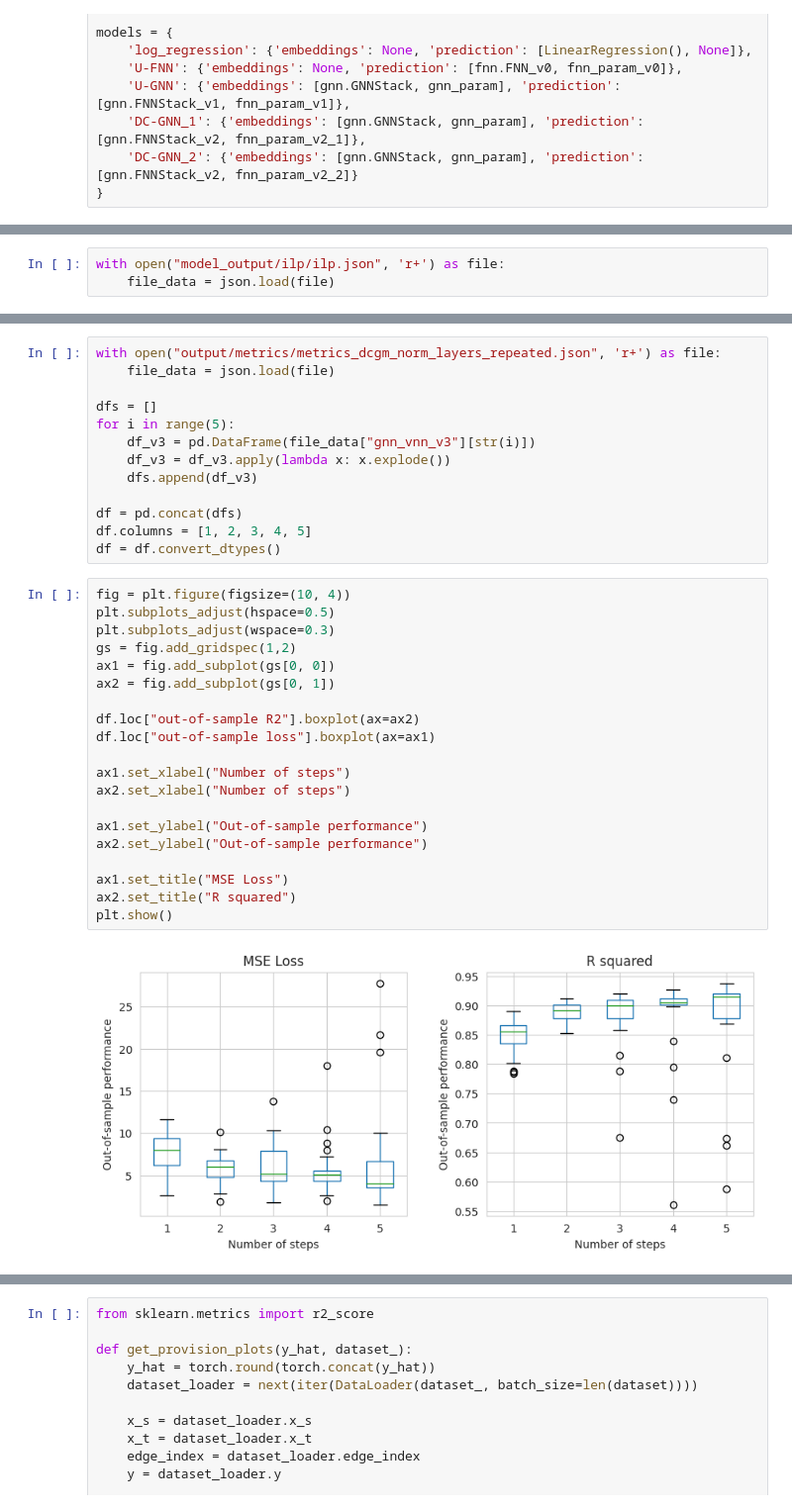
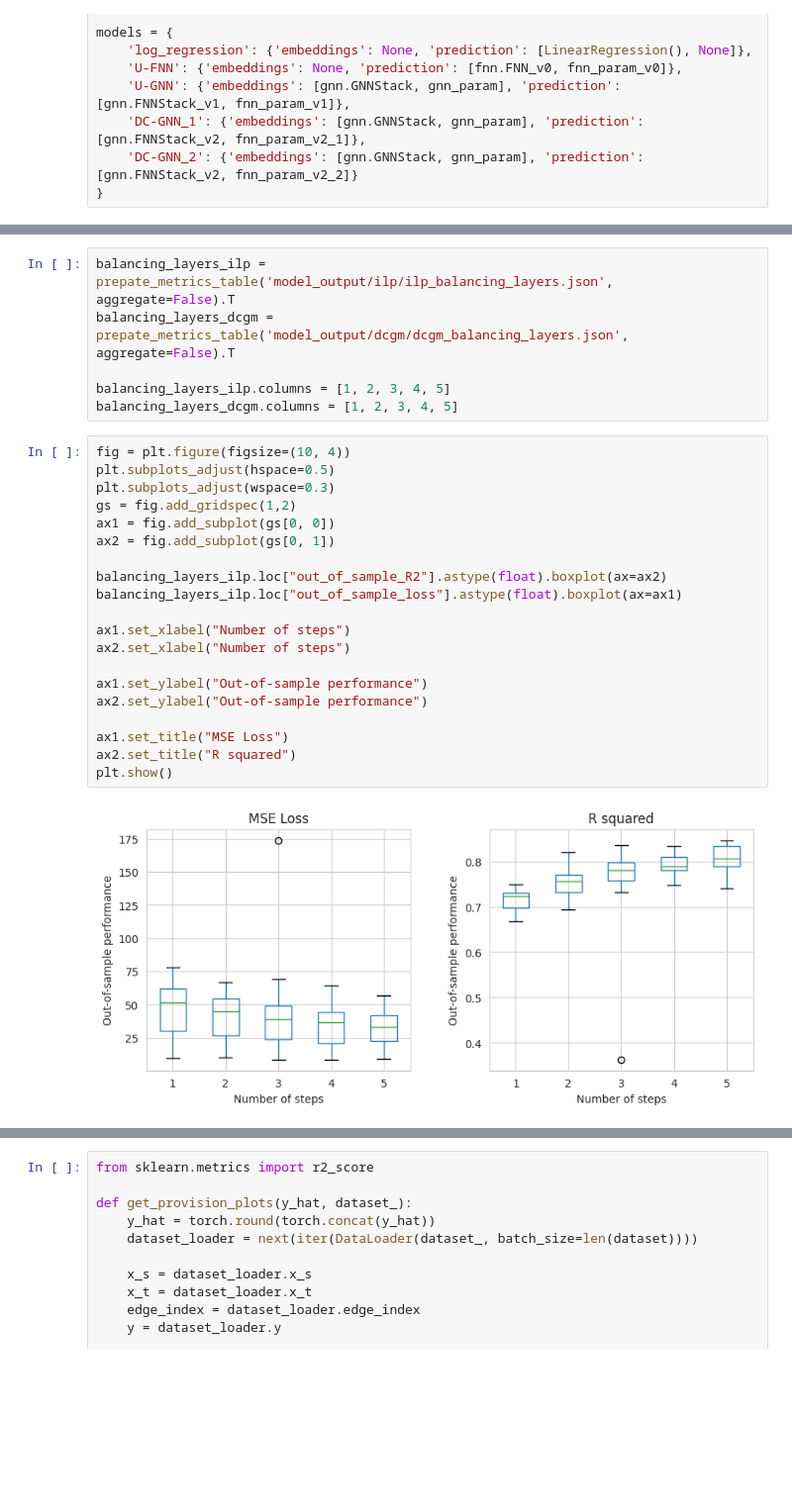
Before and after one commit to RitaMargari/urban-facilities-provision, a Jupyter notebook: main.ipynb, the cells around one changed output, grey strips where cells are left out. Shown: that part at 99% size. Drawn from its saved outputs; the diff is of its cells as text; blank space fills up the shorter version.

Commit message:
add boxplots

```diff
--- a/main.ipynb
+++ b/main.ipynb
@@ -661,4 +489 @@ Epoch 260. TRAIN: loss 31.7969, r2: 0.7633. VALIDATION loss: 54.7786, r2: 0.7776
-# %%
-with open("model_output/ilp/ilp.json", 'r+') as file:
-    file_data = json.load(file)
 # %%
@@ -742,35 +528,28 @@ for k in tqdm(range(5)):
-# %%
-with open("output/metrics/metrics_dcgm_norm_layers_repeated.json", 'r+') as file:
-    file_data = json.load(file)
-
-dfs = []
-for i in range(5):
-    df_v3 = pd.DataFrame(file_data["gnn_vnn_v3"][str(i)])
-    df_v3 = df_v3.apply(lambda x: x.explode())
-    dfs.append(df_v3)
-
-df = pd.concat(dfs)
-df.columns = [1, 2, 3, 4, 5]
-df = df.convert_dtypes()
+# %%
+balancing_layers_ilp = prepate_metrics_table('model_output/ilp/ilp_balancing_layers.json', aggregate=False).T
+balancing_layers_dcgm = prepate_metrics_table('model_output/dcgm/dcgm_balancing_layers.json', aggregate=False).T
+
+balancing_layers_ilp.columns = [1, 2, 3, 4, 5]
+balancing_layers_dcgm.columns = [1, 2, 3, 4, 5]
 # %%
 fig = plt.figure(figsize=(10, 4))
 plt.subplots_adjust(hspace=0.5)
 plt.subplots_adjust(wspace=0.3)
 gs = fig.add_gridspec(1,2)
 ax1 = fig.add_subplot(gs[0, 0])
 ax2 = fig.add_subplot(gs[0, 1])
 
-df.loc["out-of-sample R2"].boxplot(ax=ax2)
-df.loc["out-of-sample loss"].boxplot(ax=ax1)
+balancing_layers_ilp.loc["out_of_sample_R2"].astype(float).boxplot(ax=ax2)
+balancing_layers_ilp.loc["out_of_sample_loss"].astype(float).boxplot(ax=ax1)
 
 ax1.set_xlabel("Number of steps")
 ax2.set_xlabel("Number of steps")
 
 ax1.set_ylabel("Out-of-sample performance")
 ax2.set_ylabel("Out-of-sample performance")
 
 ax1.set_title("MSE Loss")
 ax2.set_title("R squared")
 plt.show()
 # %% [output]
-[figure, old version]
+[figure, new version]
```
Also changed, not shown: parts of 9 cells of this notebook.
